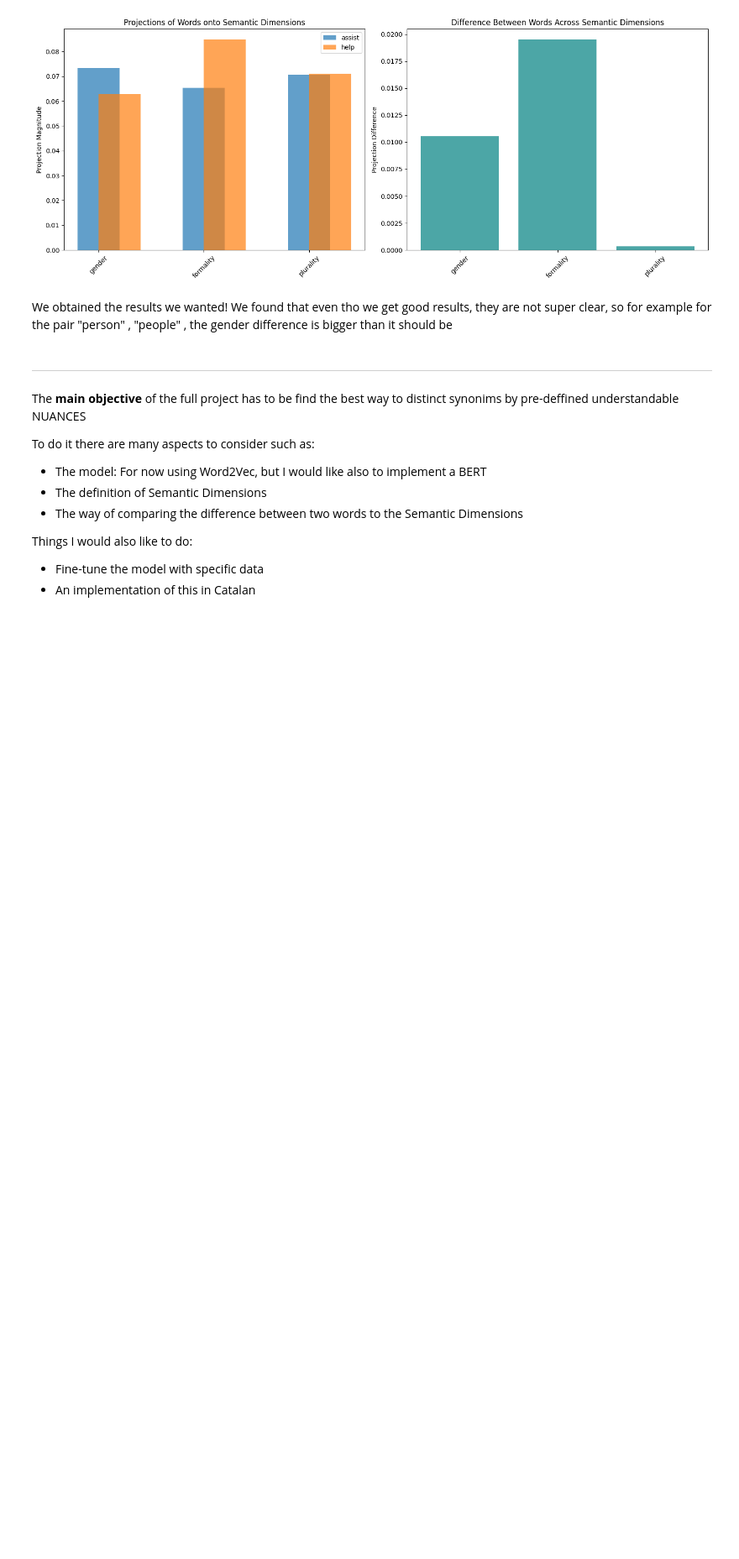
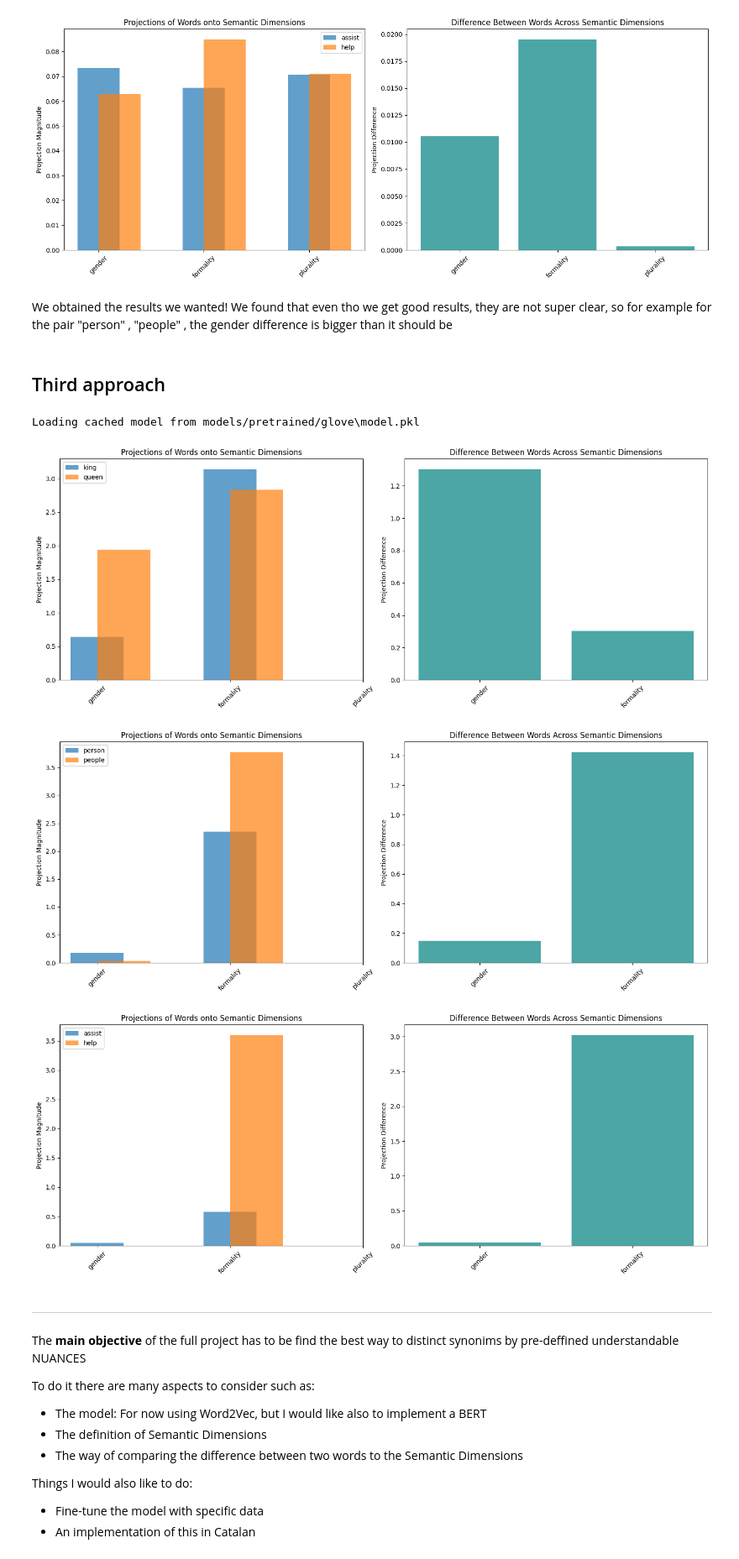
Before and after one commit to AlbertRoca29/WordSemanticRelationships, a Jupyter notebook: experiments/semantic_dimensions.ipynb, the cells around one changed output. Shown: that part at 84% size. Saved outputs shown, nothing was run; the diff lists cells and outputs as text; code cells hidden in the pictures; blank space fills up the shorter version.

```diff
--- a/experiments/semantic_dimensions.ipynb
+++ b/experiments/semantic_dimensions.ipynb
@@ -107,3 +107,13 @@ for word1, word2 in [("king", "queen"), ("person", "people"), ("assist", "help")
 # %% [markdown]
 We obtained the results we wanted!
 We found that even tho we get good results, they are not super clear, so for example for the pair "person" , "people" , the gender difference is bigger than it should be
+# %% [markdown]
+## Third approach
+# %%
+# pre-trained model
+from utils import load_or_cache_model
+model_path = 'models/pretrained/glove/glove.6B.300d.txt'
+
+model = load_or_cache_model(model_path, save_model=True, is_glove=True)
+# %% [output]
+Loading cached model from models/pretrained/glove\model.pkl
@@ -110,3 +187,15 @@ We found that even tho we get good results, they are not super clear, so for exa
+# %%
+from semantic_dimensions import compute_semantic_dimensions
+
+SemanticDimensions3 = compute_semantic_dimensions(model, config)
+# %%
+for word1, word2 in [("king", "queen"), ("person", "people"), ("assist", "help")]:
+    relationship = analyze_word_relationship(word1, word2, model, SemanticDimensions3)
+    plot_semantic_differences(relationship,word1,word2)
+# %% [output]
+[figure, added]
+[figure, added]
+[figure, added]
 # %% [markdown]
 --------------------------
 # %% [markdown]
```
Also changed, not shown: parts of 1 cell of this notebook, 6 other files.
